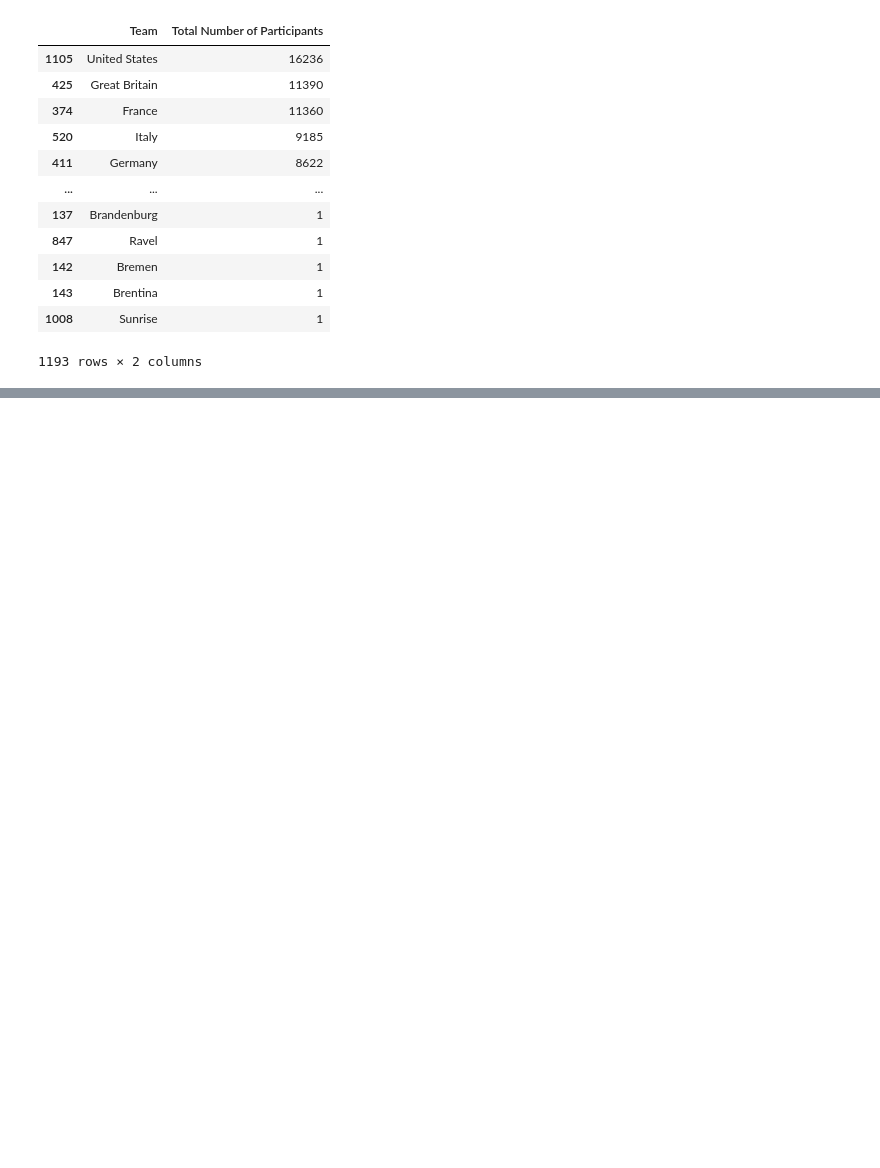
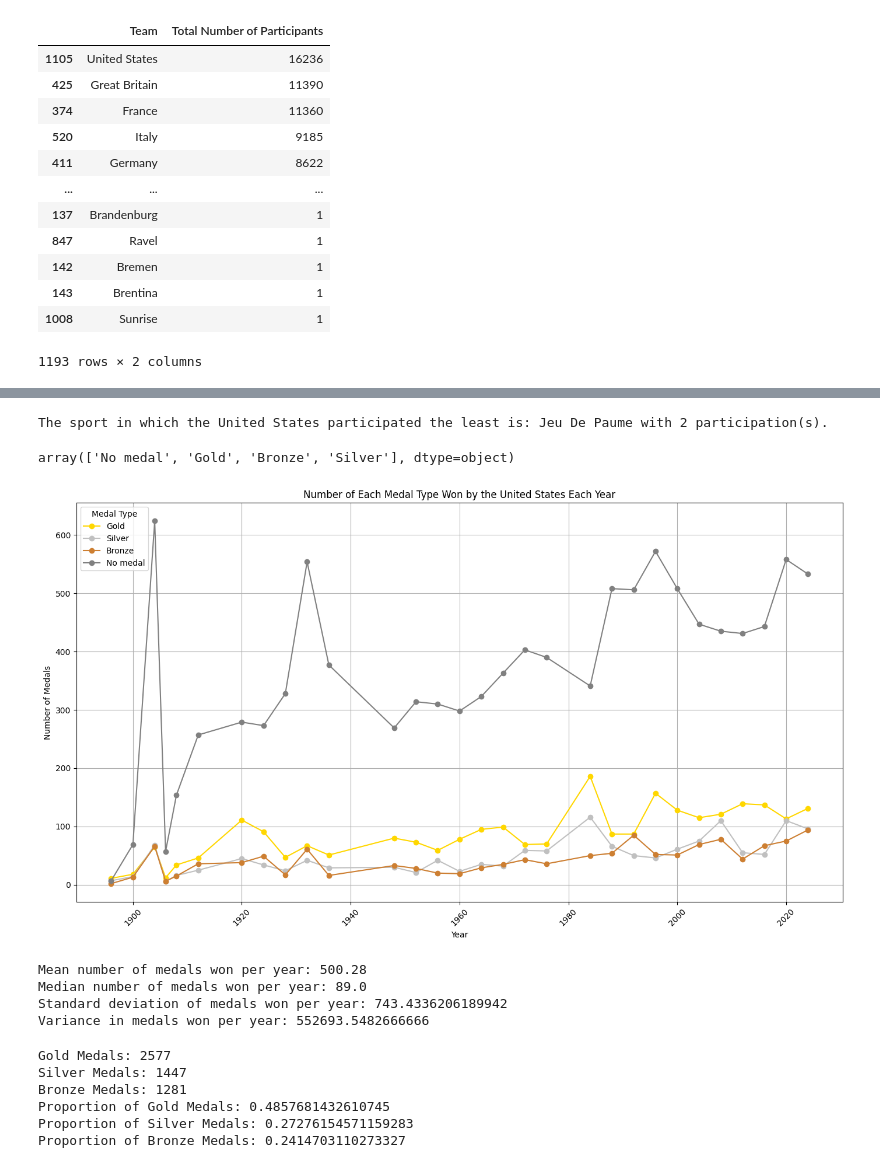
Before and after one commit to saadkhalidabbasi/EDA-Projects, a Jupyter notebook: Summer_Olympics_Medals_(1896_2024).ipynb, the cells around one changed output, grey strips where cells are left out. Cells and saved outputs as stored; diff of their text form; code cells hidden in the pictures; blank space fills up the shorter version.

```diff
--- a/Summer_Olympics_Medals_(1896_2024).ipynb
+++ b/Summer_Olympics_Medals_(1896_2024).ipynb
@@ -177,0 +196,75 @@ total_participations.sort_values(by='Total Number of Participants',ascending = F
+# %%
+us_sport_counts = US_df['Sport'].value_counts()
+
+least_part_sport = us_sport_counts.idxmin()
+Total_part_count = us_sport_counts.min()
+
+print(f"The sport in which the United States participated the least is: {least_part_sport} with {Total_part_count} participation(s).")
+# %% [output]
+The sport in which the United States participated the least is: Jeu De Paume with 2 participation(s).
+# %%
+df.Medal.unique()
+# %% [output]
+array(['No medal', 'Gold', 'Bronze', 'Silver'], dtype=object)
+# %%
+medal_counts_US = US_df.groupby(['Year', 'Medal']).size().unstack(fill_value=0).reset_index()
+
+plt.figure(figsize=(14, 8))
+
+medal_labels = ['Gold', 'Silver', 'Bronze', 'No medal']
+colors = {'Gold': 'gold', 'Silver': 'silver', 'Bronze': '#cd7f32', 'No medal': 'grey'}
+
+for label in medal_labels:
+    if label in medal_counts_US.columns:
+        plt.plot(medal_counts_US['Year'], medal_counts_US[label], marker='o', label=label, color=colors[label])
+
+plt.xlabel('Year')
+plt.ylabel('Number of Medals')
+plt.title('Number of Each Medal Type Won by the United States Each Year')
+plt.legend(title='Medal Type')
+plt.grid(True)
+plt.xticks(rotation=45)
+plt.tight_layout()
+plt.show()
+# %% [output]
+[figure, added]
+# %%
+US_medal_values = medal_counts_US.values
+mean_medals = np.mean(US_medal_values)
+median_medals = np.median(US_medal_values)
+std_dev_medals = np.std(US_medal_values)
+variance_medals = np.var(US_medal_values)
+
+print(f"Mean number of medals won per year: {mean_medals}")
+print(f"Median number of medals won per year: {median_medals}")
+print(f"Standard deviation of medals won per year: {std_dev_medals}")
+print(f"Variance in medals won per year: {variance_medals}")
+# %% [output]
+Mean number of medals won per year: 500.28
+Median number of medals won per year: 89.0
+Standard deviation of medals won per year: 743.4336206189942
+Variance in medals won per year: 552693.5482666666
+# %%
+gold_count = np.sum(US_df['Medal'] == 'Gold')
+silver_count = np.sum(US_df['Medal'] == 'Silver')
+bronze_count = np.sum(US_df['Medal'] == 'Bronze')
+
+print(f"Gold Medals: {gold_count}")
+print(f"Silver Medals: {silver_count}")
+print(f"Bronze Medals: {bronze_count}")
+
+total_medals = gold_count + silver_count + bronze_count
+gold_proportion = gold_count / total_medals
+silver_proportion = silver_count / total_medals
+bronze_proportion = bronze_count / total_medals
+
+print(f"Proportion of Gold Medals: {gold_proportion}")
+print(f"Proportion of Silver Medals: {silver_proportion}")
+print(f"Proportion of Bronze Medals: {bronze_proportion}")
+# %% [output]
+Gold Medals: 2577
+Silver Medals: 1447
+Bronze Medals: 1281
+Proportion of Gold Medals: 0.4857681432610745
+Proportion of Silver Medals: 0.27276154571159283
+Proportion of Bronze Medals: 0.2414703110273327
```
Also changed, not shown: parts of 5 cells of this notebook.
